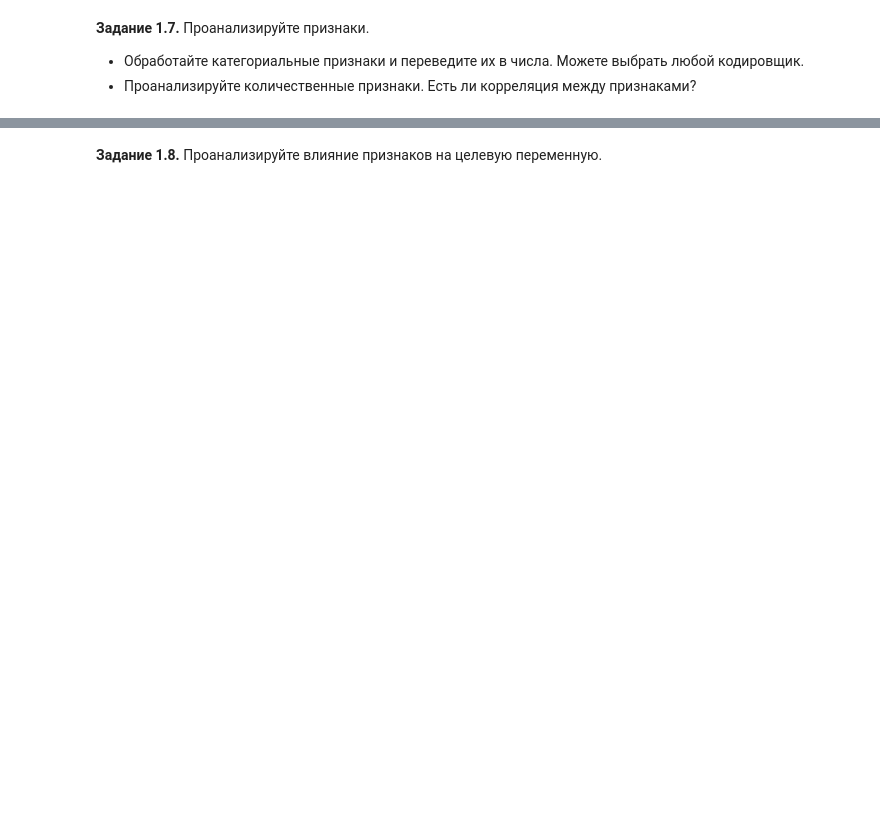
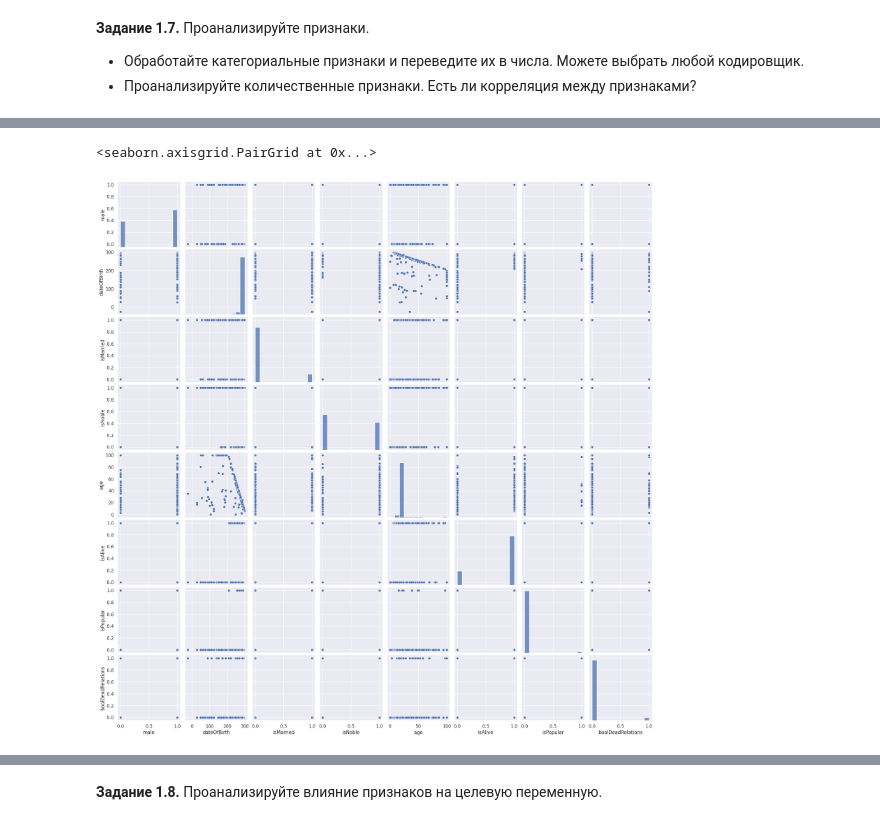
Before and after one commit to kovzanok/ml, a Jupyter notebook: week_01_ml_intro/Homework/hw_1_game_of_thrones.ipynb, the cells around one changed output, grey strips where cells are left out. Drawn from its saved outputs; the diff is of its cells as text; code cells hidden in the pictures; blank space fills up the shorter version.

```diff
--- a/week_01_ml_intro/Homework/hw_1_game_of_thrones.ipynb
+++ b/week_01_ml_intro/Homework/hw_1_game_of_thrones.ipynb
@@ -307,0 +317,6 @@ from sklearn.preprocessing import OneHotEncoder
+# %%
+sns.set()
+sns.pairplot(data)
+# %% [output]
+<seaborn.axisgrid.PairGrid at 0x...>
+[figure, added]
```
Also changed, not shown: parts of 33 cells of this notebook.
